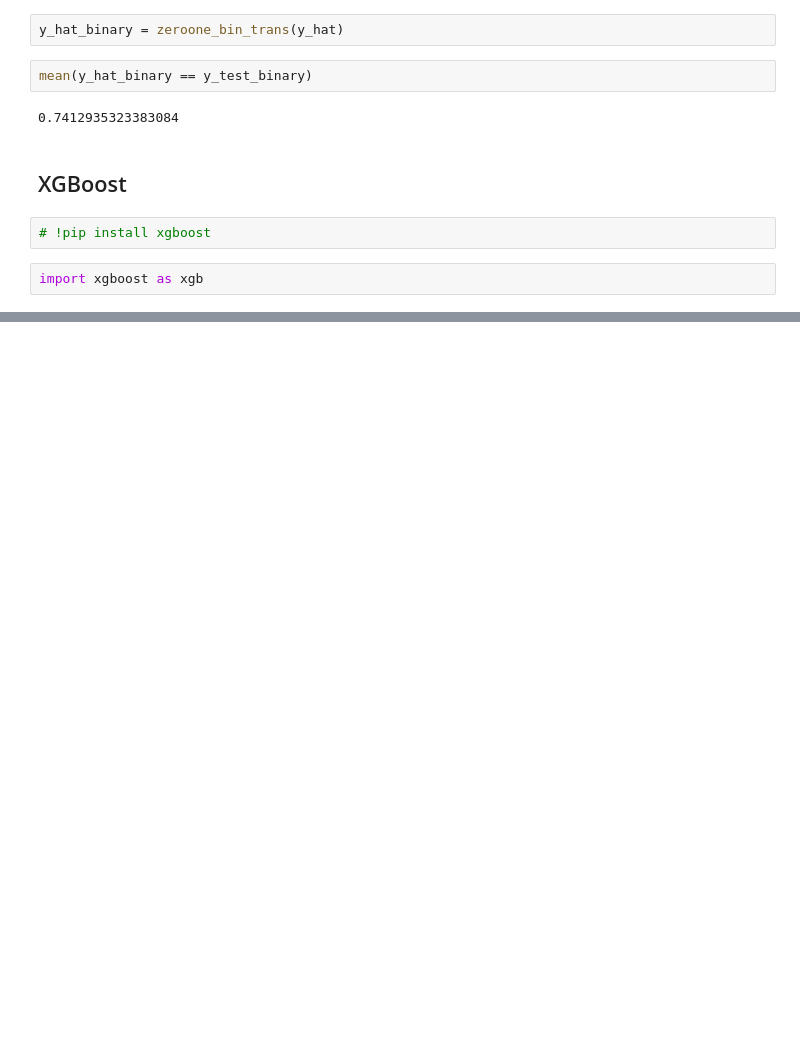
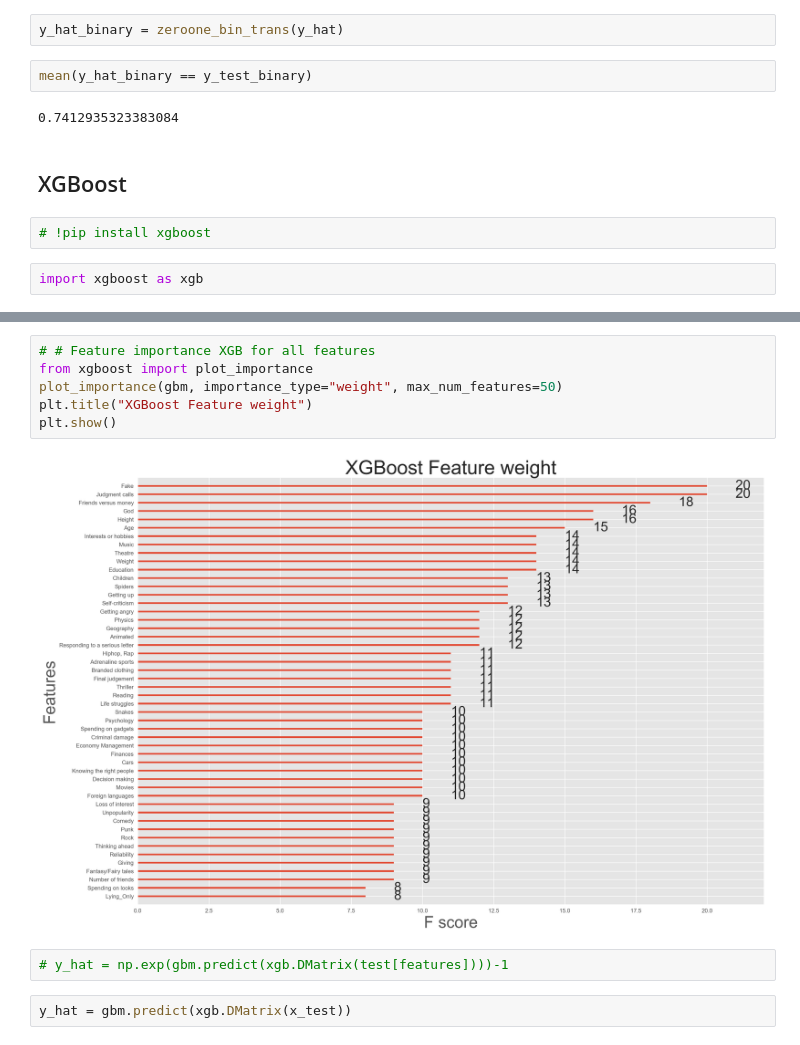
Before and after one commit to mirkomantovani/Machine-Learning-empathy-prediction, a Jupyter notebook: workflow.ipynb, the cells around one changed output, grey strips where cells are left out. Saved outputs shown, nothing was run; the diff lists cells and outputs as text; blank space fills up the shorter version.

```diff
--- a/workflow.ipynb
+++ b/workflow.ipynb
@@ -917,0 +997,12 @@ dtrain = xgb.DMatrix(train[features], np.log(train["NumberOfSales"] + 1))
+# %%
+# # Feature importance XGB for all features
+from xgboost import plot_importance
+plot_importance(gbm, importance_type="weight", max_num_features=50)
+plt.title("XGBoost Feature weight")
+plt.show()
+# %% [output]
+[figure, added]
+# %%
+# y_hat = np.exp(gbm.predict(xgb.DMatrix(test[features])))-1
+# %%
+y_hat = gbm.predict(xgb.DMatrix(x_test))
```
Also changed, not shown: parts of 23 cells of this notebook.
